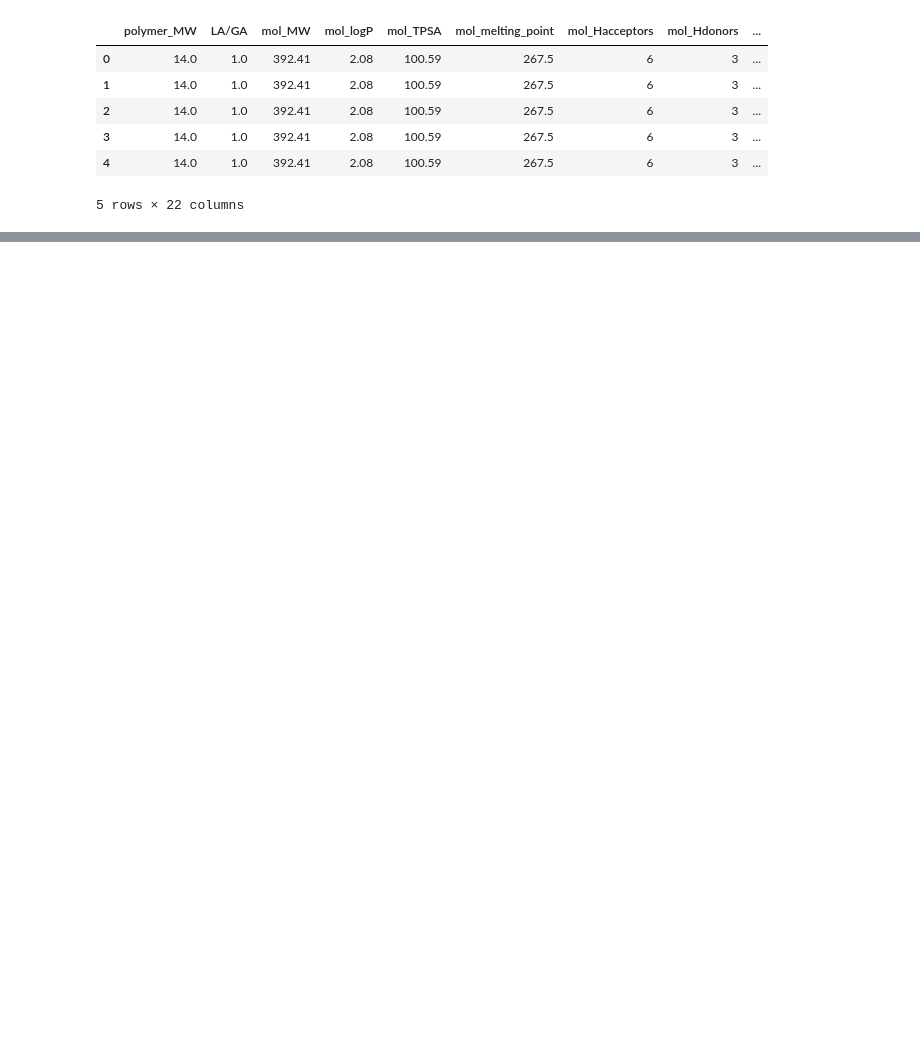
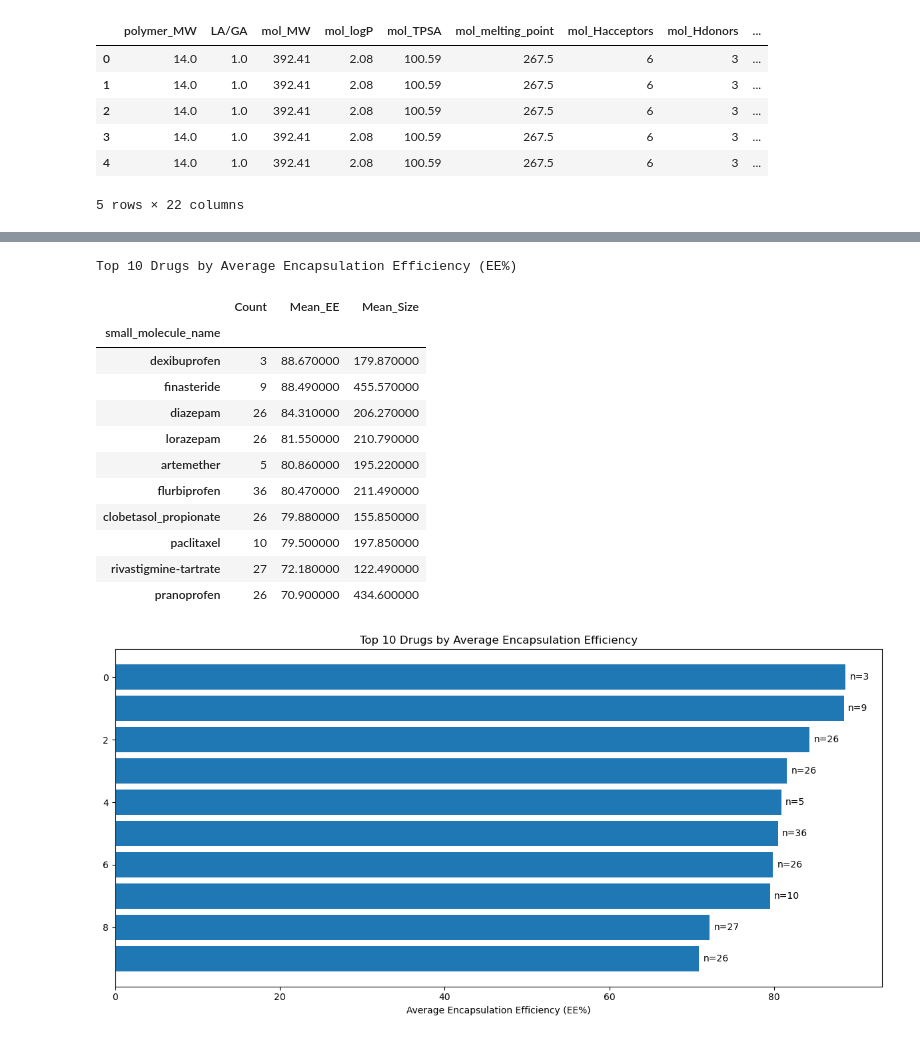
Before and after one commit to EGichuhi/plga_optimizer, a Jupyter notebook: notebooks/EDA.ipynb, the cells around one changed output, grey strips where cells are left out. Cells and saved outputs as stored; diff of their text form; code cells hidden in the pictures; blank space fills up the shorter version.

```diff
--- a/notebooks/EDA.ipynb
+++ b/notebooks/EDA.ipynb
@@ -375,0 +466,44 @@ df13_complete = loader.prepare_full_dataset()
+# %%
+# Top 10 drugs by mean EE% (only drugs with at least 3 records)
+drug_ee = df13.groupby('small_molecule_name').agg(
+    Count=('small_molecule_name', 'size'),
+    Mean_EE=('EE', 'mean'),
+    Mean_Size=('particle_size', 'mean')
+).round(2)
+
+drug_ee = drug_ee[drug_ee['Count'] >= 3].sort_values(by='Mean_EE', ascending=False).head(10)
+
+display(drug_ee.style.set_caption("Top 10 Drugs by Average Encapsulation Efficiency (EE%)"))
+
+top10_df = drug_ee.reset_index()
+
+plt.figure(figsize=(12, 6))
+
+# Barplot for Mean EE
+bars = plt.barh(top10_df.index, top10_df['Mean_EE'])
+
+plt.xlabel('Average Encapsulation Efficiency (EE%)')
+plt.title('Top 10 Drugs by Average Encapsulation Efficiency')
+
+# Add count annotations
+for i, (ee, count) in enumerate(zip(top10_df['Mean_EE'], top10_df['Count'])):
+    plt.text(ee + 0.5, i, f'n={count}', va='center')
+
+plt.gca().invert_yaxis()  # Highest at top
+plt.tight_layout()
+plt.show()
+# %% [output]
+Top 10 Drugs by Average Encapsulation Efficiency (EE%)
+|  | Count | Mean_EE | Mean_Size |
+| small_molecule_name |  |  |  |
+| dexibuprofen | 3 | 88.670000 | 179.870000 |
+| finasteride | 9 | 88.490000 | 455.570000 |
+| diazepam | 26 | 84.310000 | 206.270000 |
+| lorazepam | 26 | 81.550000 | 210.790000 |
+| artemether | 5 | 80.860000 | 195.220000 |
+| flurbiprofen | 36 | 80.470000 | 211.490000 |
+| clobetasol_propionate | 26 | 79.880000 | 155.850000 |
+| paclitaxel | 10 | 79.500000 | 197.850000 |
+| rivastigmine-tartrate | 27 | 72.180000 | 122.490000 |
+| pranoprofen | 26 | 70.900000 | 434.600000 |
+[figure, added]
```
Also changed, not shown: parts of 31 cells of this notebook, 2 other files.
